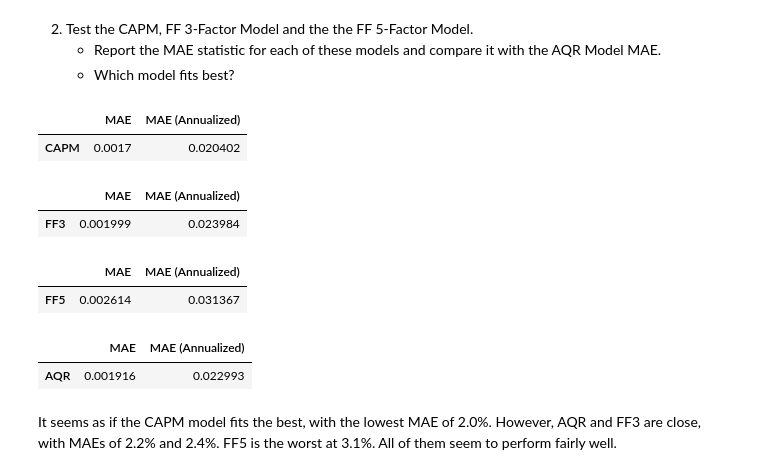
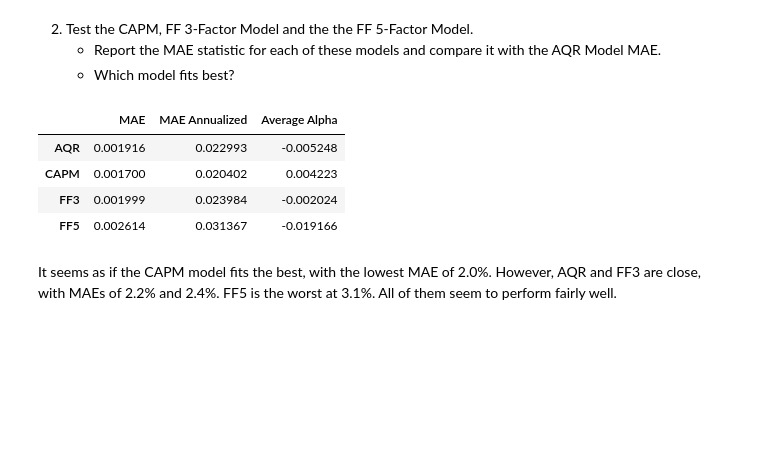
Before and after one commit to ekopen/finm-portfolio-2024, a Jupyter notebook: homework/Eric Kopen HW5.ipynb, the cells around one changed output. Cells and saved outputs as stored; diff of their text form; code cells hidden in the pictures; blank space fills up the shorter version.

```diff
--- a/homework/Eric Kopen HW5.ipynb
+++ b/homework/Eric Kopen HW5.ipynb
@@ -282,25 +275,22 @@ Our average MAE is 2.3% a year, which is good, and we can use this to assert the
    * Report the MAE statistic for each of these models and compare it with the AQR Model MAE.
    * Which model fits best?
 # %%
-MAEcalc(pd.concat(LFPM_TS(portfolios,data[['MKT']])).T,"CAPM")
+capm_ts_reg_stats = pd.concat(LFPM_TS(portfolios,data[['MKT']])).T
+mae_df.loc['CAPM'] = [capm_ts_reg_stats['const'].abs().mean(), capm_ts_reg_stats['Alpha'].abs().mean(), capm_ts_reg_stats['Alpha'].mean()]
-# %% [output]
-|  | MAE | MAE (Annualized) |
-| CAPM | 0.0017 | 0.020402 |
 # %%
-MAEcalc(pd.concat(LFPM_TS(portfolios,data[['MKT','SMB','HML']])).T,"FF3")
+ff3_ts_reg_stats = pd.concat(LFPM_TS(portfolios,data[['MKT','SMB','HML']])).T
+mae_df.loc['FF3'] = [ff3_ts_reg_stats['const'].abs().mean(), ff3_ts_reg_stats['Alpha'].abs().mean(), ff3_ts_reg_stats['Alpha'].mean()]
-# %% [output]
-|  | MAE | MAE (Annualized) |
-| FF3 | 0.001999 | 0.023984 |
 # %%
-MAEcalc(pd.concat(LFPM_TS(portfolios,data[['MKT','SMB','HML','RMW','CMA']])).T,"FF5")
+ff5_ts_reg_stats = pd.concat(LFPM_TS(portfolios,data[['MKT','SMB','HML','RMW','CMA']])).T
+mae_df.loc['FF5'] = [ff5_ts_reg_stats['const'].abs().mean(), ff5_ts_reg_stats['Alpha'].abs().mean(), ff5_ts_reg_stats['Alpha'].mean()]
-# %% [output]
-|  | MAE | MAE (Annualized) |
-| FF5 | 0.002614 | 0.031367 |
-# %%
-MAEcalc(aqr_ts_reg_stats, "AQR")
-# %% [output]
-|  | MAE | MAE (Annualized) |
-| AQR | 0.001916 | 0.022993 |
+# %%
+mae_df
+# %% [output]
+|  | MAE | MAE Annualized | Average Alpha |
+| AQR | 0.001916 | 0.022993 | -0.005248 |
+| CAPM | 0.001700 | 0.020402 | 0.004223 |
+| FF3 | 0.001999 | 0.023984 | -0.002024 |
+| FF5 | 0.002614 | 0.031367 | -0.019166 |
 # %% [markdown]
 It seems as if the CAPM model fits the best, with the lowest MAE of 2.0%. However, AQR and FF3 are close, with MAEs of 2.2% and 2.4%. FF5 is the worst at 3.1%. All of them seem to perform fairly well.
 # %% [markdown]
```
Also changed, not shown: parts of 9 cells of this notebook.
